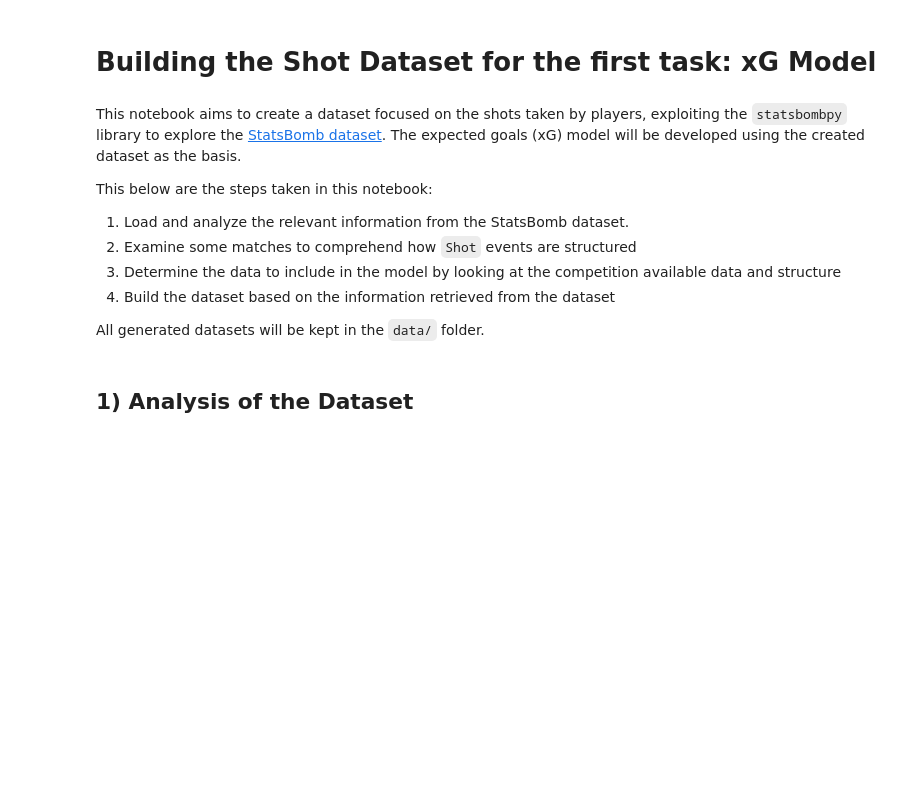
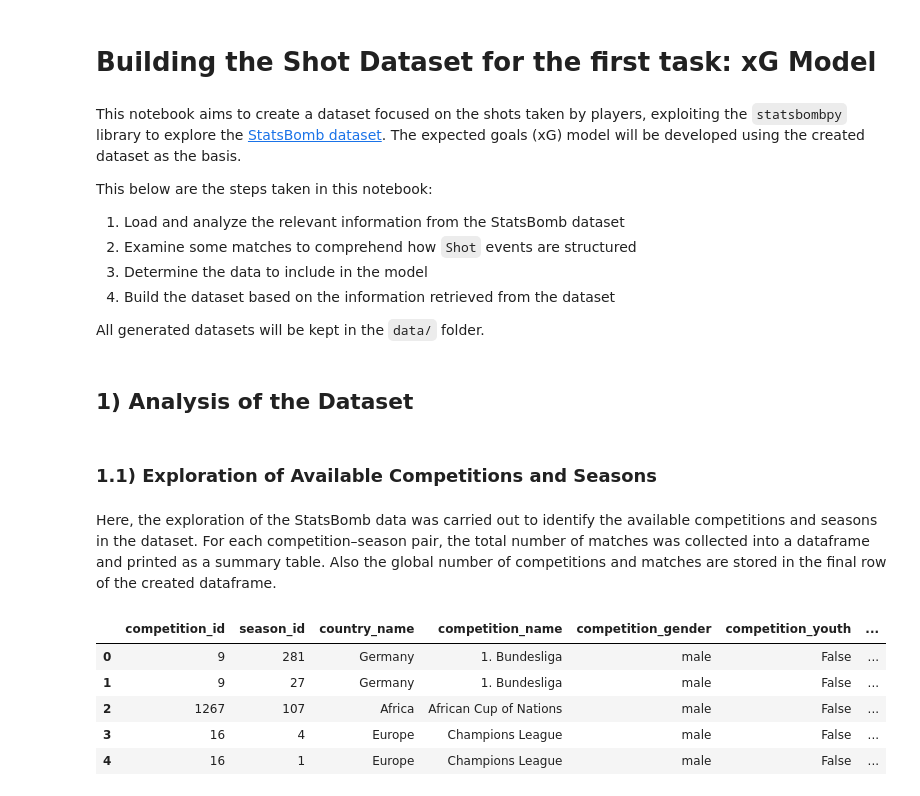
Before and after one commit to Manuele23/Parma-assignment, a Jupyter notebook: task1_xg/01_shots_dataset.ipynb, the cells around one changed output. Cells and saved outputs as stored; diff of their text form; code cells hidden in the pictures; blank space fills up the shorter version.

```diff
--- a/task1_xg/01_shots_dataset.ipynb
+++ b/task1_xg/01_shots_dataset.ipynb
@@ -4,11 +4,11 @@
 This notebook aims to create a dataset focused on the shots taken by players, exploiting the `statsbombpy` library to explore the [StatsBomb dataset](https://github.com/statsbomb/open-data). The expected goals (xG) model will be developed using the created dataset as the basis.
 
 This below are the steps taken in this notebook:
-1. Load and analyze the relevant information from the StatsBomb dataset.
+1. Load and analyze the relevant information from the StatsBomb dataset
 2. Examine some matches to comprehend how `Shot` events are structured
-3. Determine the data to include in the model by looking at the competition available data and structure
+3. Determine the data to include in the model
 4. Build the dataset based on the information retrieved from the dataset
 
 All generated datasets will be kept in the `data/` folder.
 # %% [markdown]
-## 1\) Analysis of the Dataset
+## 1) Analysis of the Dataset
@@ -15 +23,17 @@ All generated datasets will be kept in the `data/` folder.
+# %% [markdown]
+### 1.1) Exploration of Available Competitions and Seasons
+# %% [markdown]
+Here, the exploration of the StatsBomb data was carried out to identify the available competitions and seasons in the dataset.
+For each competition–season pair, the total number of matches was collected into a dataframe and printed as a summary table. Also the global number of competitions and matches are stored in the final row of the created dataframe.
+# %%
+# Load competitions
+competitions = sb.competitions()
+competitions.head()
+# %% [output]
+|  | competition_id | season_id | country_name | competition_name | competition_gender | competition_youth | ... |
+| 0 | 9 | 281 | Germany | 1. Bundesliga | male | False | ... |
+| 1 | 9 | 27 | Germany | 1. Bundesliga | male | False | ... |
+| 2 | 1267 | 107 | Africa | African Cup of Nations | male | False | ... |
+| 3 | 16 | 4 | Europe | Champions League | male | False | ... |
+| 4 | 16 | 1 | Europe | Champions League | male | False | ... |
 # %%
```
Also changed, not shown: parts of 24 cells of this notebook, 4 other files.
